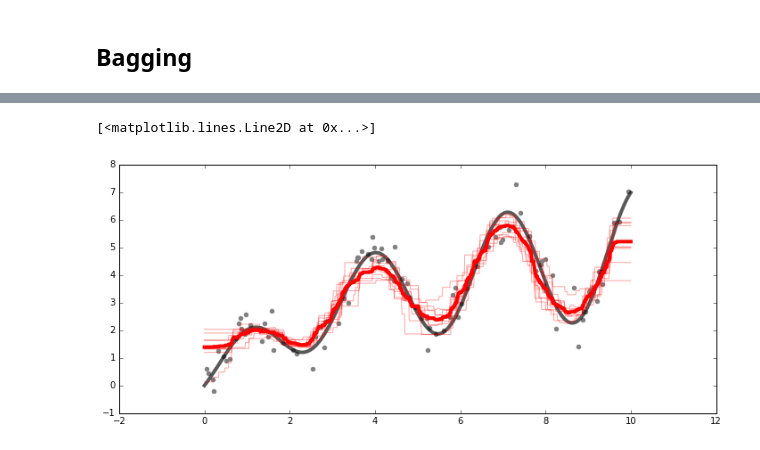
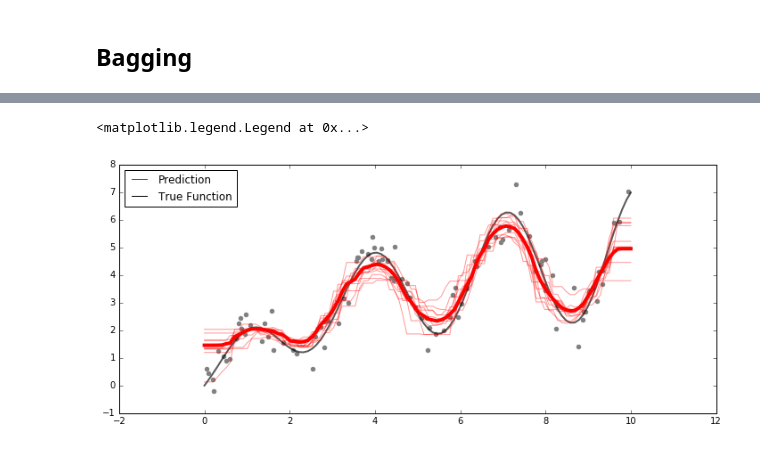
Before and after one commit to catena/ml-demo, a Jupyter notebook: report/Ensemble.ipynb, the cells around one changed output, grey strips where cells are left out. Cells and saved outputs as stored; diff of their text form; code cells hidden in the pictures.

Commit message:
completed bagging

```diff
--- a/report/Ensemble.ipynb
+++ b/report/Ensemble.ipynb
@@ -242,9 +256,4 @@ plt.legend(handles=[test_legend, train_legend])
 # %%
-from sklearn.ensemble import BaggingRegressor
-from sklearn.tree import DecisionTreeRegressor
-from sklearn.linear_model import LinearRegression
-from sklearn.neighbors import KNeighborsRegressor
-
 def f(x):
     x = x.ravel()
     return np.log(x + 1) * (2 + np.sin(2 * x))
@@ -260,12 +269,10 @@ n_samples = 100
 X_train, y_train = generate(n_samples)
 X_test, y_test = generate(n_samples)
 
-clf_dc = KNeighborsRegressor(n_neighbors=10, weights='uniform', algorithm='auto', leaf_size=30)
-print(np.mean(cross_val_score(clf_dc, X_train, y_train, scoring='mean_squared_error', cv=5)))
-clf_dc.fit(X_train, y_train)
+knn = KNeighborsRegressor(n_neighbors=10, weights='uniform', algorithm='auto', leaf_size=30)
+knn.fit(X_train, y_train)
 
-clf_bag = BaggingRegressor(base_estimator=clf_dc, n_estimators=10, max_samples=0.8, max_features=1.0,
+model_bag = BaggingRegressor(base_estimator=knn, n_estimators=100, max_samples=0.8, max_features=1.0,
                            bootstrap=True, bootstrap_features=False, random_state=12020, verbose=0)
-print(np.mean(cross_val_score(clf_bag, X_train, y_train, scoring='mean_squared_error', cv=5)))
-clf_bag.fit(X_train, y_train)
+model_bag.fit(X_train, y_train)
 # %% [output]
@@ -292,10 +285,14 @@ X_plt = np.linspace(0, 10, 1000).reshape(-1, 1)
 # %%
+X_plt = np.linspace(0, 10, 100).reshape(-1, 1)
 plt.figure(figsize=(12, 5))
 plt.scatter(X_test.ravel(), y_test, color='gray')
-plt.plot(X_plt, f(X_plt), 'k-', alpha=0.65, linewidth=4)
-for est in clf_bag.estimators_:
-    plt.plot(X_plt, est.predict(X_plt), 'r-', alpha=0.35)
-plt.plot(X_plt, clf_bag.predict(X_plt), 'r-', linewidth=4)
+plt.plot(X_plt, f(X_plt), 'k-', alpha=0.65, linewidth=2)
+for est in model_bag.estimators_[:10]:
+    plt.plot(X_plt, est.predict(X_plt), 'r-', alpha=0.4)
+plt.plot(X_plt, model_bag.predict(X_plt), 'r-', linewidth=4)
+test_legend = mlines.Line2D([], [], color='red', label='Prediction')
+train_legend = mlines.Line2D([], [], color='black', label='True Function')
+plt.legend(handles=[test_legend, train_legend], loc='best')
 # %% [output]
-[<matplotlib.lines.Line2D at 0x...>]
+<matplotlib.legend.Legend at 0x...>
-[figure, old version]
+[figure, new version]
```
Also changed, not shown: parts of 7 cells of this notebook.
